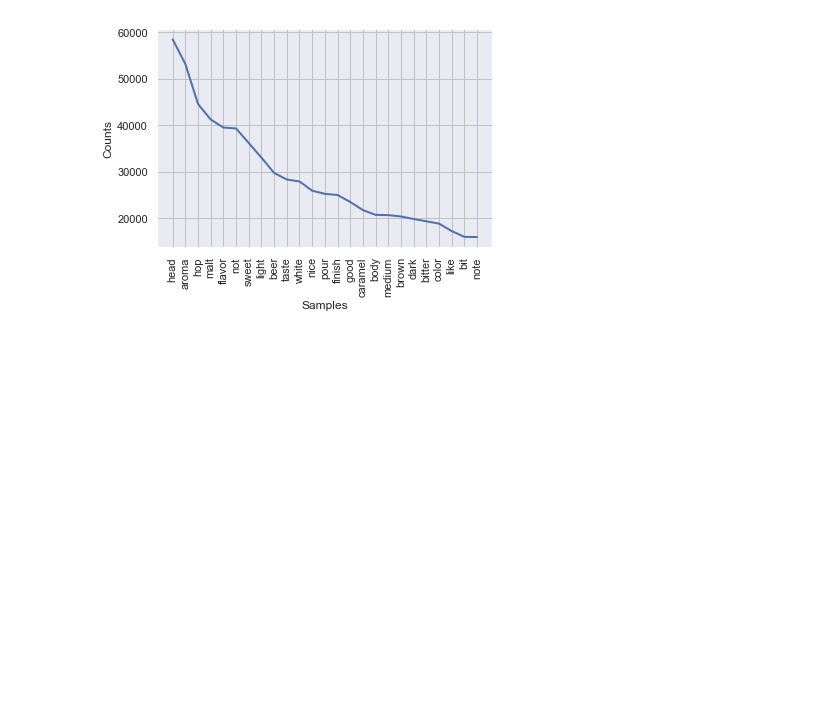
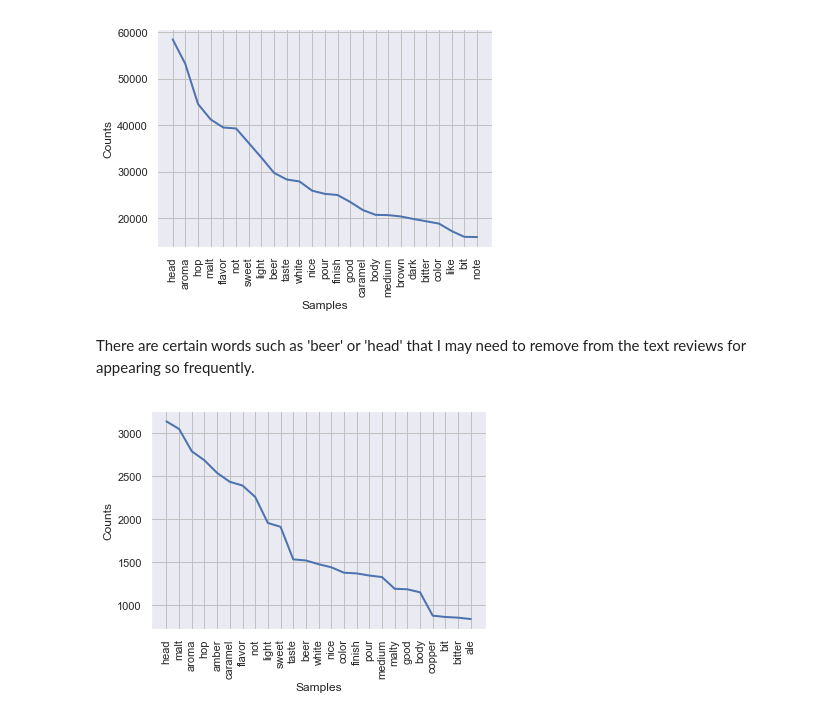
Before and after one commit to sdesaidata/Springboard, a Jupyter notebook: Capstone_Project_I/EDA.ipynb, the cells around one changed output. Cells and saved outputs as stored; diff of their text form; code cells hidden in the pictures; blank space fills up the shorter version.

```diff
--- a/Capstone_Project_I/EDA.ipynb
+++ b/Capstone_Project_I/EDA.ipynb
@@ -800,3 +910,9 @@ def word_cloud(df, col):
 word_freq_plot(beer, col='clean_text_lem')
 # %% [output]
 [figure]
+# %% [markdown]
+There are certain words such as 'beer' or 'head' that I may need to remove from the text reviews for appearing so frequently.
+# %%
+word_freq_plot(amber, col='clean_text_lem')
+# %% [output]
+[figure, added]
```
Also changed, not shown: parts of 24 cells of this notebook, 15 other files.
